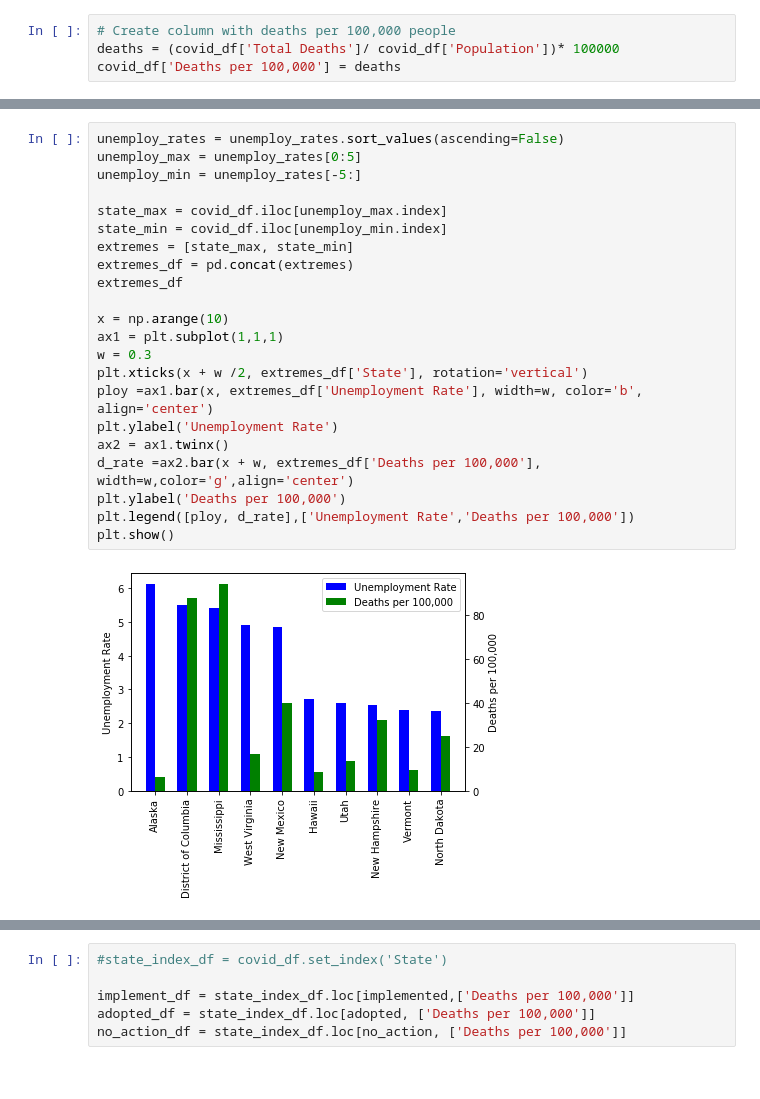
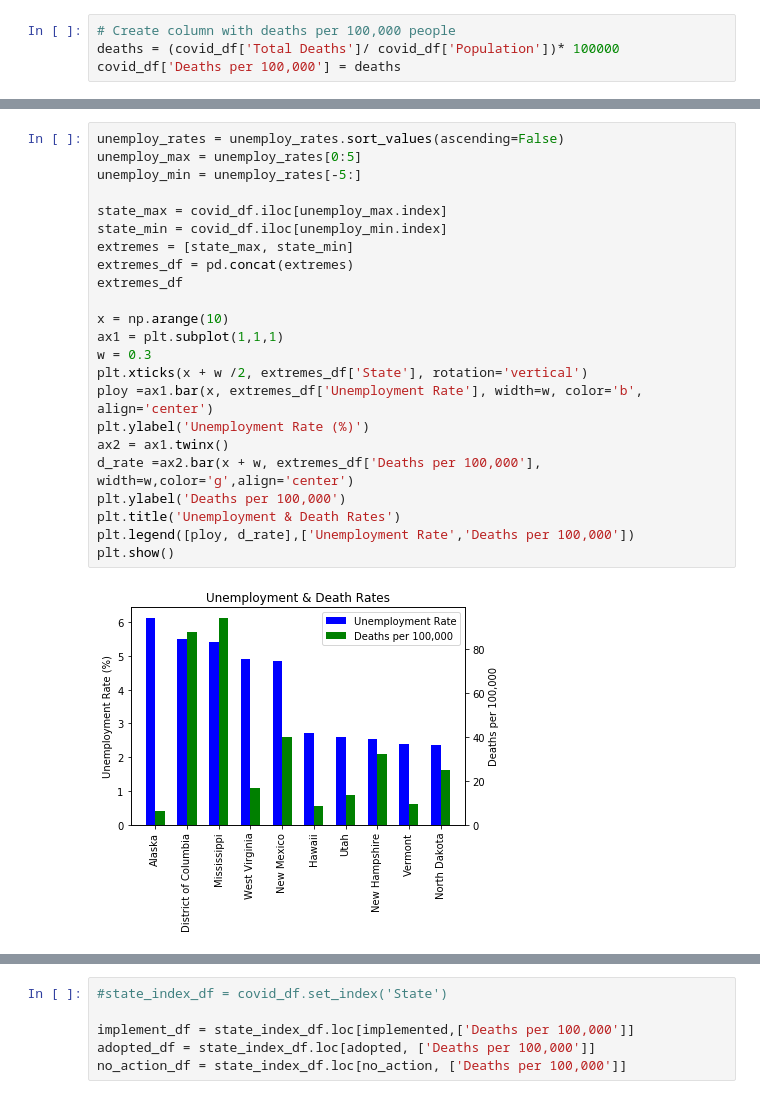
Before and after one commit to Vejaem/UofRTeamProjectAVR, a Jupyter notebook: Analysis.ipynb, the cells around one changed output, grey strips where cells are left out. Saved outputs shown, nothing was run; the diff lists cells and outputs as text.

```diff
--- a/Analysis.ipynb
+++ b/Analysis.ipynb
@@ -57,27 +59,28 @@ The correlation between both factors is 0.21
 # %%
 unemploy_rates = unemploy_rates.sort_values(ascending=False)
 unemploy_max = unemploy_rates[0:5]
 unemploy_min = unemploy_rates[-5:]
 
 state_max = covid_df.iloc[unemploy_max.index]
 state_min = covid_df.iloc[unemploy_min.index]
 extremes = [state_max, state_min]
 extremes_df = pd.concat(extremes)
 extremes_df
 
 x = np.arange(10)
 ax1 = plt.subplot(1,1,1)
 w = 0.3
 plt.xticks(x + w /2, extremes_df['State'], rotation='vertical')
 ploy =ax1.bar(x, extremes_df['Unemployment Rate'], width=w, color='b', align='center')
-plt.ylabel('Unemployment Rate')
+plt.ylabel('Unemployment Rate (%)')
 ax2 = ax1.twinx()
 d_rate =ax2.bar(x + w, extremes_df['Deaths per 100,000'], width=w,color='g',align='center')
 plt.ylabel('Deaths per 100,000')
+plt.title('Unemployment & Death Rates')
 plt.legend([ploy, d_rate],['Unemployment Rate','Deaths per 100,000'])
 plt.show()
 # %% [output]
-[figure, old version]
+[figure, new version]
 # %%
 poverty_rates = covid_df['Poverty Rate']
 correlation_pov = st.pearsonr(poverty_rates,deaths)
```
Also changed, not shown: parts of 5 cells of this notebook.
